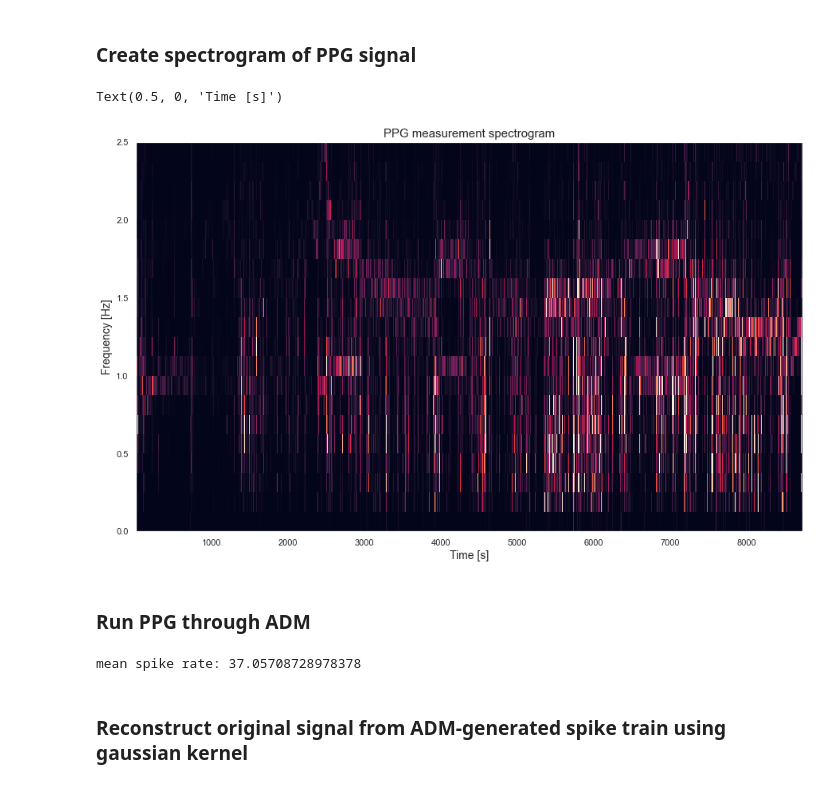
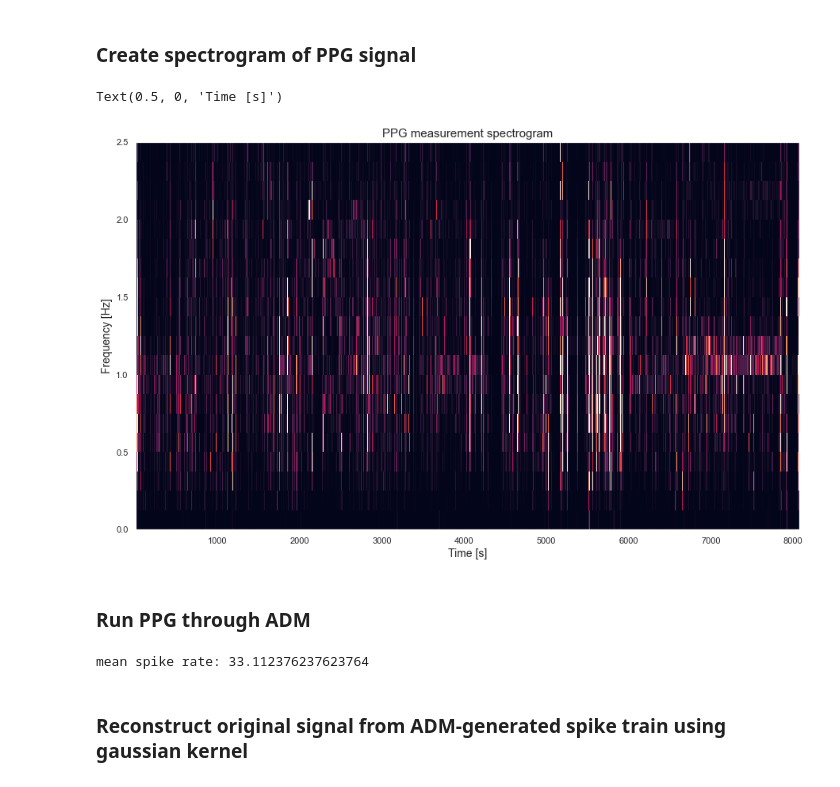
Before and after one commit to pennfranc/adm-ppg-analysis, a Jupyter notebook: mutual information pipeline.ipynb, the cells around one changed output. Cells and saved outputs as stored; diff of their text form; code cells hidden in the pictures.

```diff
--- a/mutual information pipeline.ipynb
+++ b/mutual information pipeline.ipynb
@@ -23,7 +23,7 @@ from mutual_information import (
 )
 sns.set()
 
-SUBJECT_IDX = 3
+SUBJECT_IDX = 8
 # %%
 dataset = load_pickle(SUBJECT_IDX)
 ppg, acc, hr, activity, _= unpack_data(dataset)
@@ -38,7 +38,7 @@ fmax = 2.5
 #noise = signal.chirp(np.arange(0, duration, 1 / fs), f0=fmin, f1=fmax, t1=duration, method='linear', phi=180) * 0.5
 #ppg = clean_signal + noise
 # %%
-def amplitude_normalize(signal, slice_width=512):
+def amplitude_normalize(signal, slice_width=4 * 64):
     slices = np.arange(0, len(ppg), slice_width)
     signal_copy = signal.copy()
     for slice_start in slices:
@@ -50,35 +50,35 @@ def amplitude_normalize(signal, slice_width=512):
 # %%
 fs_ppg = 64
 nperseg_ppg = 8 * 64
 noverlap = 6 * 64
 fmin = 0 # Hz
 fmax = 2.5 # Hz
 
-ppg_amp_normalized = amplitude_normalize(ppg, 64 * 4)
+ppg_amp_normalized = amplitude_normalize(ppg, 64 * 2)
 
 hr_timestamps = np.arange(4, len(hr) * 2 + 4, 2)
 #hr_timestamps = np.arange(0, duration, 1 / fs)  # only valid for artificial signal
 hr_interpolation = interpolate.interp1d(hr_timestamps, hr)
 
 ### create spectrogram
 f_ppg, t_ppg, Sxx_ppg = create_spectrogram(ppg, fs_ppg, nperseg_ppg, noverlap, fmin, fmax, clip_percentile=99)
 _, _, Sxx_ppg_amp_normalized = create_spectrogram(ppg_amp_normalized, fs_ppg, nperseg_ppg, noverlap, fmin, fmax, clip_percentile=99)
 
 # interpolate relevant heart rate measurements
 hr_at_ppg_timestamps = hr_interpolation(t_ppg)
 
 ### plot ppg spectrogram
 plt.figure(figsize=(15, 9))
 plt.pcolormesh(t_ppg, f_ppg, Sxx_ppg, shading='flat')
 plt.title('PPG measurement spectrogram', fontsize=15)
 plt.ylabel('Frequency [Hz]', fontsize=14)
 plt.xlabel('Time [s]', fontsize=14)
 
 
 #plt.plot(t_ppg, hr_at_ppg_timestamps)
 # %% [output]
 Text(0.5, 0, 'Time [s]')
-[figure, old version]
+[figure, new version]
 # %% [markdown]
 ### Run PPG through ADM
 # %%
@@ -95,7 +95,7 @@ up_spikes, down_spikes = ADM(
 mean_spike_rate = (len(up_spikes) + len(down_spikes)) / len(ppg) * 64
 print('mean spike rate:', mean_spike_rate)
 # %% [output]
-mean spike rate: 37.05708728978378
+mean spike rate: 33.112376237623764
 # %% [markdown]
 ### Reconstruct original signal from ADM-generated spike train using gaussian kernel
 # %%
```
Also changed, not shown: parts of 15 cells of this notebook, 7 other files.
